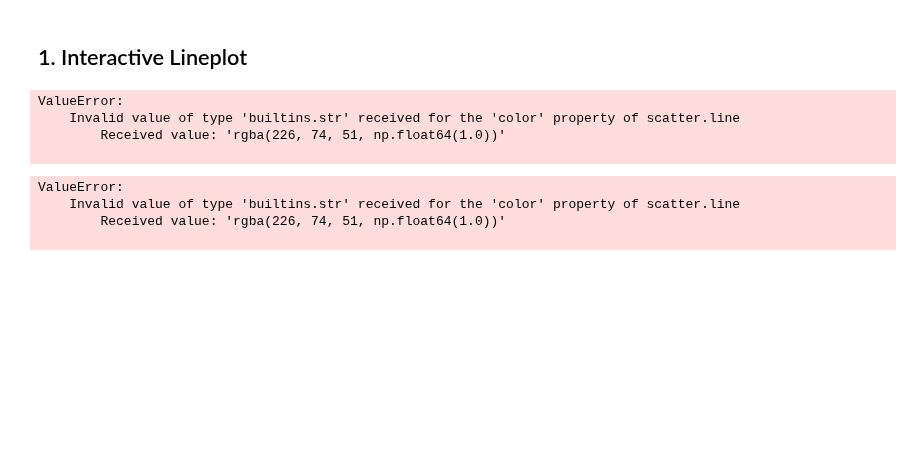
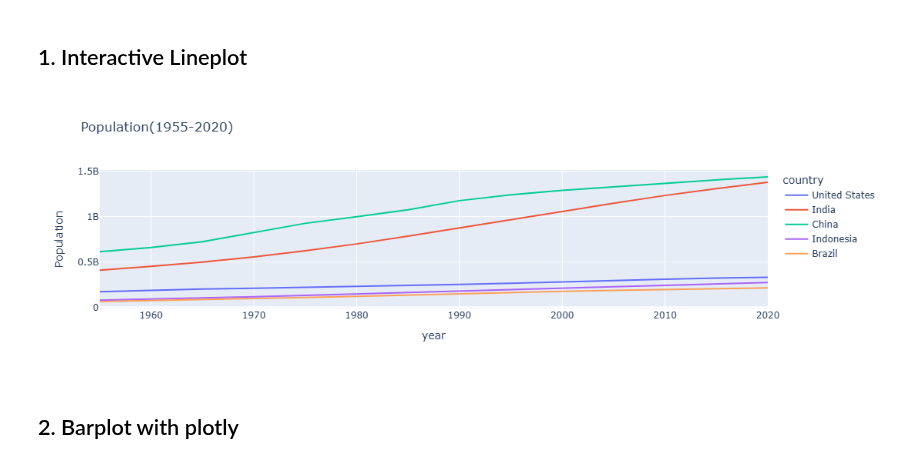
Before and after one commit to nyguerrillagirl/1000-days-of-code, a Jupyter notebook: src/python_projects/freecodecamp_data_science/anaconda_projects/project_02_making_data_visualizations.ipynb, the cells around one changed output. Drawn from its saved outputs; the diff is of its cells as text; code cells hidden in the pictures; blank space fills up the shorter version.

Commit message:
Day #362 - Lost a good fight trying to get cufflinks+plotly to work on my desktop

```diff
--- a/src/python_projects/freecodecamp_data_science/anaconda_projects/project_02_making_data_visualizations.ipynb
+++ b/src/python_projects/freecodecamp_data_science/anaconda_projects/project_02_making_data_visualizations.ipynb
@@ -247,35 +219,10 @@ df_pivot
 # %% [markdown]
 ## 1. Interactive Lineplot
 # %%
-#import numpy as np
-#color = "rgba(226, 74, 51, 1.0)"
+import numpy as np
 
-#df_pivot.iplot(kind="line")
+px.line(df_pivot, title='Population(1955-2020)', labels={'x': 'Years', 'value': 'Population'} )
 # %% [output]
-ValueError:
-    Invalid value of type 'builtins.str' received for the 'color' property of scatter.line
-        Received value: 'rgba(226, 74, 51, np.float64(1.0))'
-
+[figure, added]
-# %%
-import pandas as pd
-import numpy as np
-import cufflinks as cf
-import plotly.offline as pyo
-
-# Set up Plotly + Cufflinks
-pyo.init_notebook_mode(connected=True)
-cf.go_offline()
-
-# Create sample DataFrame
-df = pd.DataFrame({
-    'A': np.random.randn(100).cumsum(),
-    'B': np.random.randn(100).cumsum()
-})
-
-# Plot line chart
-df.iplot(kind='line', title='Simple Line Plot', xTitle='Index', yTitle='Value')
-# %% [output]
-ValueError:
-    Invalid value of type 'builtins.str' received for the 'color' property of scatter.line
-        Received value: 'rgba(226, 74, 51, np.float64(1.0))'
-
+# %% [markdown]
+## 2. Barplot with plotly
```
Also changed, not shown: parts of 10 cells of this notebook, 4 other files.
